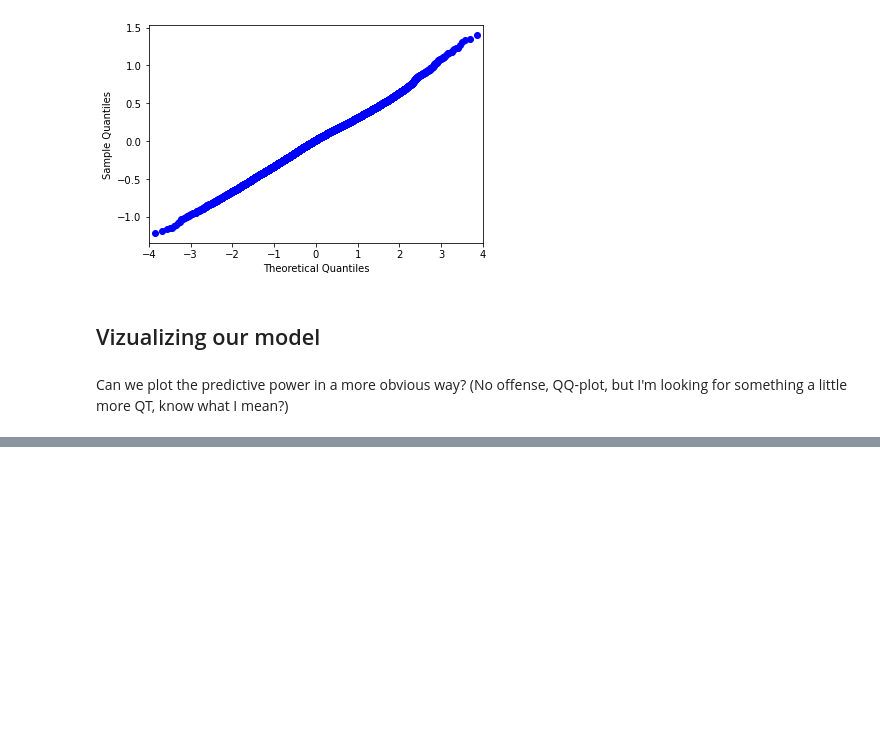
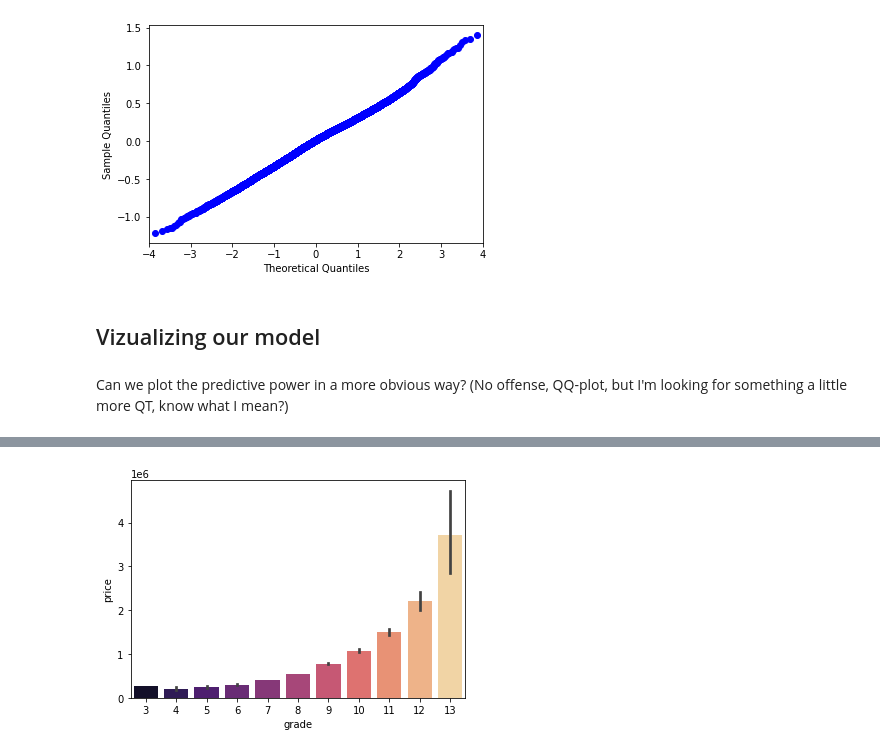
Before and after one commit to jmarkowi/kingcounty, a Jupyter notebook: Markowitz_working_nb.ipynb, the cells around one changed output, grey strips where cells are left out. Cells and saved outputs as stored; diff of their text form; code cells hidden in the pictures; blank space fills up the shorter version.

```diff
--- a/Markowitz_working_nb.ipynb
+++ b/Markowitz_working_nb.ipynb
@@ -704,0 +725,4 @@ Can we plot the predictive power in a more obvious way? (No offense, QQ-plot, bu
+# %%
+sns.barplot(x='grade', y='price', data=raw_df, palette='magma');
+# %% [output]
+[figure, added]
```
Also changed, not shown: parts of 9 cells of this notebook.
